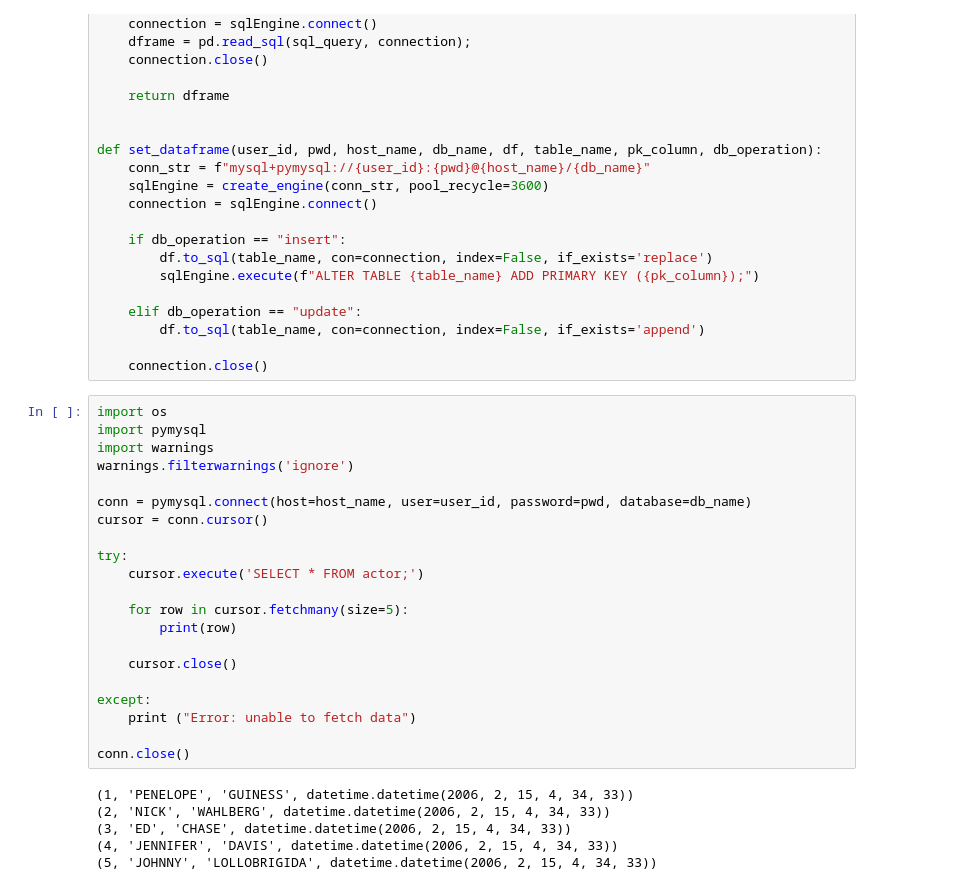
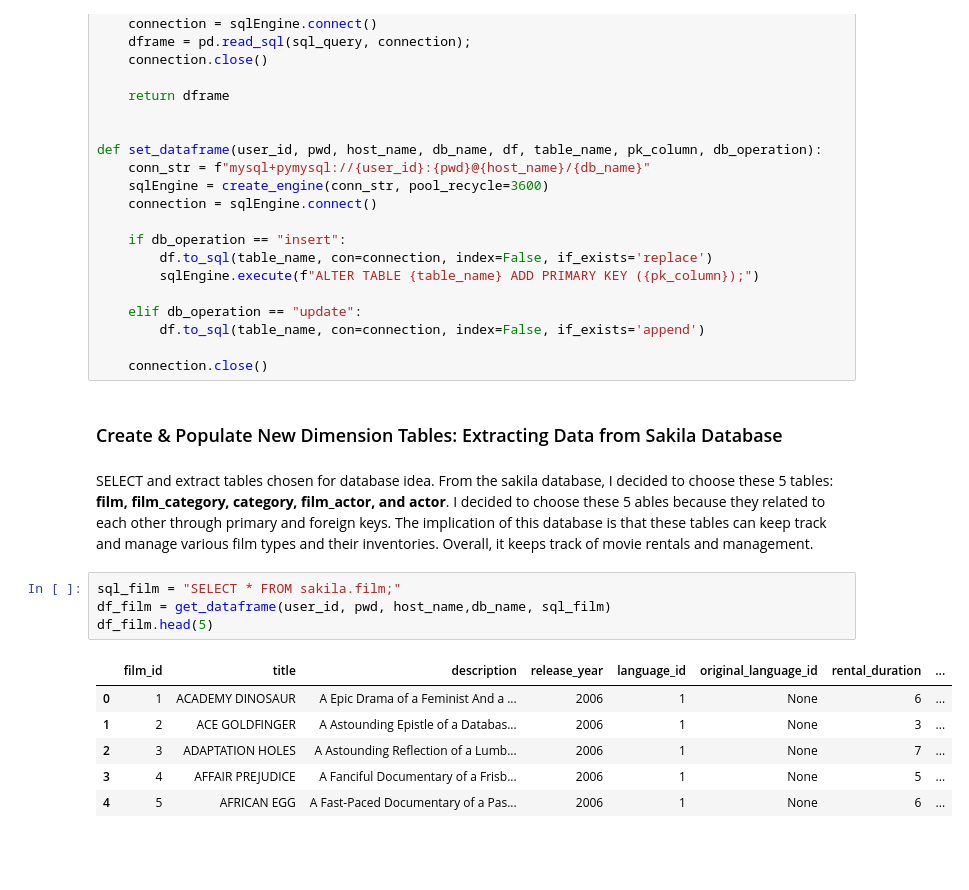
Before and after one commit to aniishap/ds2002, a Jupyter notebook: Data_Project_1.ipynb, the cells around one changed output. Drawn from its saved outputs; the diff is of its cells as text; blank space fills up the shorter version.

```diff
--- a/Data_Project_1.ipynb
+++ b/Data_Project_1.ipynb
@@ -79,30 +87,18 @@ def set_dataframe(user_id, pwd, host_name, db_name, df, table_name, pk_column, d
         df.to_sql(table_name, con=connection, index=False, if_exists='append')
 
     connection.close()
-# %%
-import os
-import pymysql
-import warnings
-warnings.filterwarnings('ignore')
-
-conn = pymysql.connect(host=host_name, user=user_id, password=pwd, database=db_name)
-cursor = conn.cursor()
-
-try:
-    cursor.execute('SELECT * FROM actor;')
-
-    for row in cursor.fetchmany(size=5):
-        print(row)
-
-    cursor.close()
-
-except:
-    print ("Error: unable to fetch data")
-
-conn.close()
-# %% [output]
-(1, 'PENELOPE', 'GUINESS', datetime.datetime(2006, 2, 15, 4, 34, 33))
-(2, 'NICK', 'WAHLBERG', datetime.datetime(2006, 2, 15, 4, 34, 33))
-(3, 'ED', 'CHASE', datetime.datetime(2006, 2, 15, 4, 34, 33))
-(4, 'JENNIFER', 'DAVIS', datetime.datetime(2006, 2, 15, 4, 34, 33))
-(5, 'JOHNNY', 'LOLLOBRIGIDA', datetime.datetime(2006, 2, 15, 4, 34, 33))
+# %% [markdown]
+### Create & Populate New Dimension Tables: Extracting Data from Sakila Database
+# %% [markdown]
+SELECT and extract tables chosen for database idea. From the sakila database, I decided to choose these 5 tables: **film, film_category, category, film_actor, and actor**. I decided to choose these 5 ables because they related to each other through primary and foreign keys. The implication of this database is that these tables can keep track and manage various film types and their inventories. Overall, it keeps track of movie rentals and management.
+# %%
+sql_film = "SELECT * FROM sakila.film;"
+df_film = get_dataframe(user_id, pwd, host_name,db_name, sql_film)
+df_film.head(5)
+# %% [output]
+|  | film_id | title | description | release_year | language_id | original_language_id | rental_duration | ... |
+| 0 | 1 | ACADEMY DINOSAUR | A Epic Drama of a Feminist And a ... | 2006 | 1 | None | 6 | ... |
+| 1 | 2 | ACE GOLDFINGER | A Astounding Epistle of a Databas... | 2006 | 1 | None | 3 | ... |
+| 2 | 3 | ADAPTATION HOLES | A Astounding Reflection of a Lumb... | 2006 | 1 | None | 7 | ... |
+| 3 | 4 | AFFAIR PREJUDICE | A Fanciful Documentary of a Frisb... | 2006 | 1 | None | 5 | ... |
+| 4 | 5 | AFRICAN EGG | A Fast-Paced Documentary of a Pas... | 2006 | 1 | None | 6 | ... |
```
Also changed, not shown: parts of 9 cells of this notebook.
